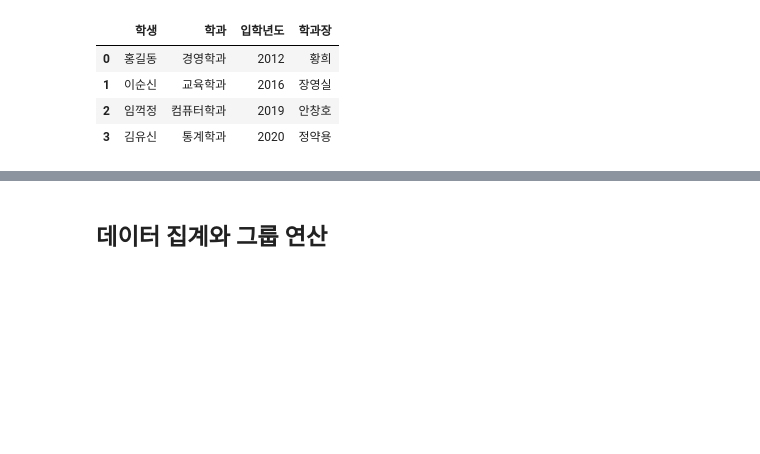
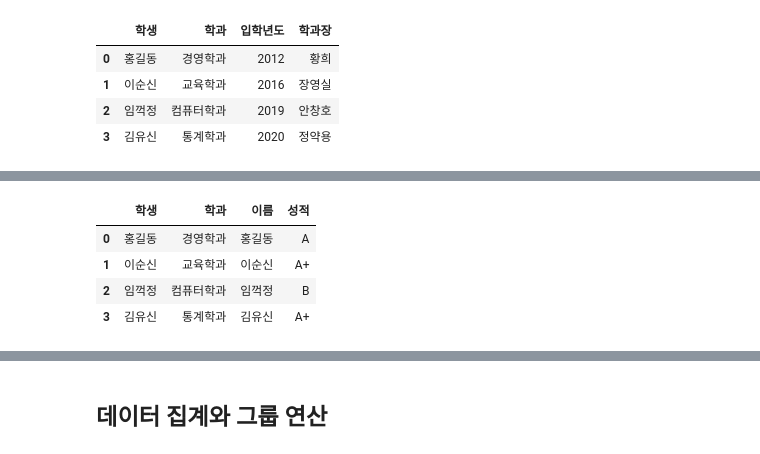
Before and after one commit to mkbahk/PandasLearning, a Jupyter notebook: _Pandas_한번에_제대로_배우기.ipynb, the cells around one changed output, grey strips where cells are left out. Saved outputs shown, nothing was run; the diff lists cells and outputs as text; code cells hidden in the pictures; blank space fills up the shorter version.

```diff
--- a/_Pandas_한번에_제대로_배우기.ipynb
+++ b/_Pandas_한번에_제대로_배우기.ipynb
@@ -2181,0 +2215,4 @@ pd.merge(df3, df4)
+# %%
+df6 = pd.DataFrame({'이름': ['홍길동', '이순신', '임꺽정', '김유신'],
+                    '성적': ['A', 'A+', 'B', 'A+']})
+df6
@@ -2181,0 +2225,8 @@ pd.merge(df3, df4)
+# %%
+pd.merge(df1, df6, left_on='학생', right_on = '이름')
+# %% [output]
+|  | 학생 | 학과 | 이름 | 성적 |
+| 0 | 홍길동 | 경영학과 | 홍길동 | A |
+| 1 | 이순신 | 교육학과 | 이순신 | A+ |
+| 2 | 임꺽정 | 컴퓨터학과 | 임꺽정 | B |
+| 3 | 김유신 | 통계학과 | 김유신 | A+ |
```
Also changed, not shown: parts of 23 cells of this notebook.
